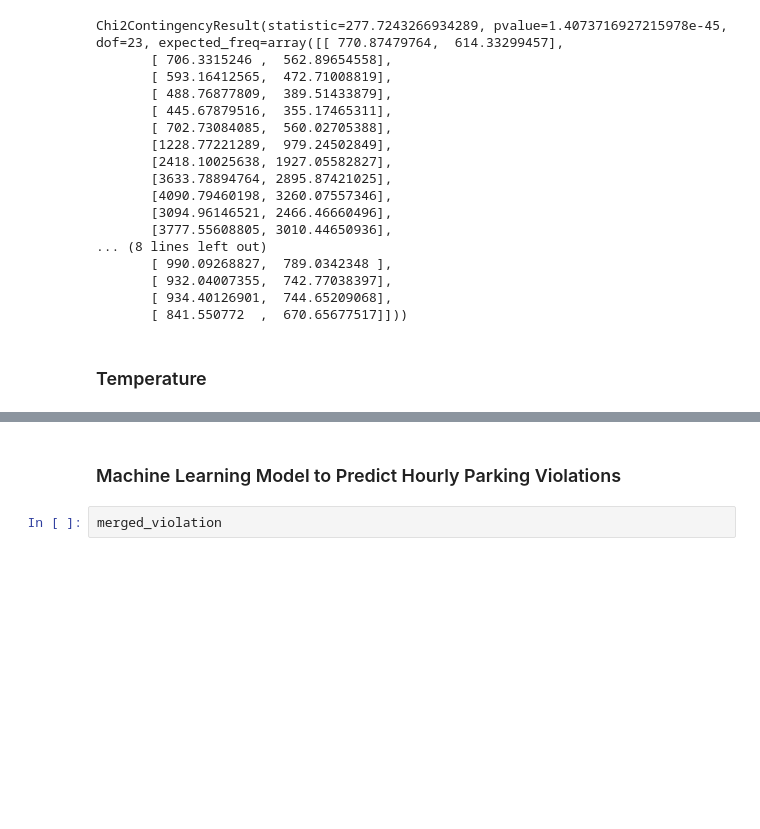
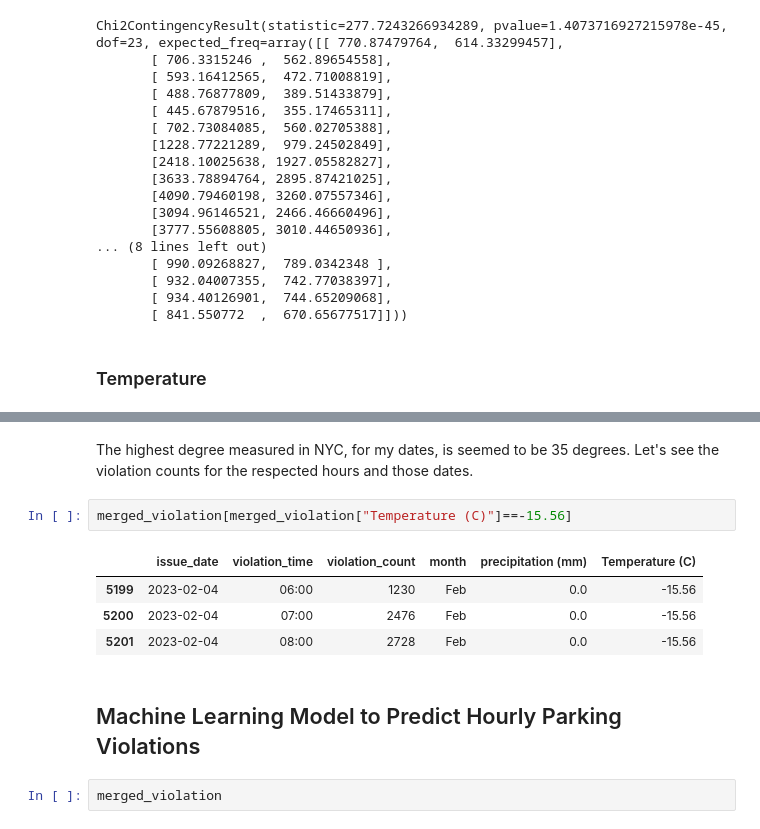
Before and after one commit to etumkaya/nyc-parking-violations, a Jupyter notebook: NYC_Parking_Violations.ipynb, the cells around one changed output, grey strips where cells are left out. Drawn from its saved outputs; the diff is of its cells as text; blank space fills up the shorter version.

```diff
--- a/NYC_Parking_Violations.ipynb
+++ b/NYC_Parking_Violations.ipynb
@@ -1211,5 +1248,14 @@ I will only use this feature because I want to see what happens during extreme w
+# %% [markdown]
+The highest degree measured in NYC, for my dates, is seemed to be 35 degrees. Let's see the violation counts for the respected hours and those dates.
+# %%
+merged_violation[merged_violation["Temperature (C)"]==-15.56]
+# %% [output]
+|  | issue_date | violation_time | violation_count | month | precipitation (mm) | Temperature (C) |
+| 5199 | 2023-02-04 | 06:00 | 1230 | Feb | 0.0 | -15.56 |
+| 5200 | 2023-02-04 | 07:00 | 2476 | Feb | 0.0 | -15.56 |
+| 5201 | 2023-02-04 | 08:00 | 2728 | Feb | 0.0 | -15.56 |
 # %% [markdown]
-### Machine Learning Model to Predict Hourly Parking Violations
+## Machine Learning Model to Predict Hourly Parking Violations
 # %%
 merged_violation
 # %% [output]
```
Also changed, not shown: parts of 24 cells of this notebook.
